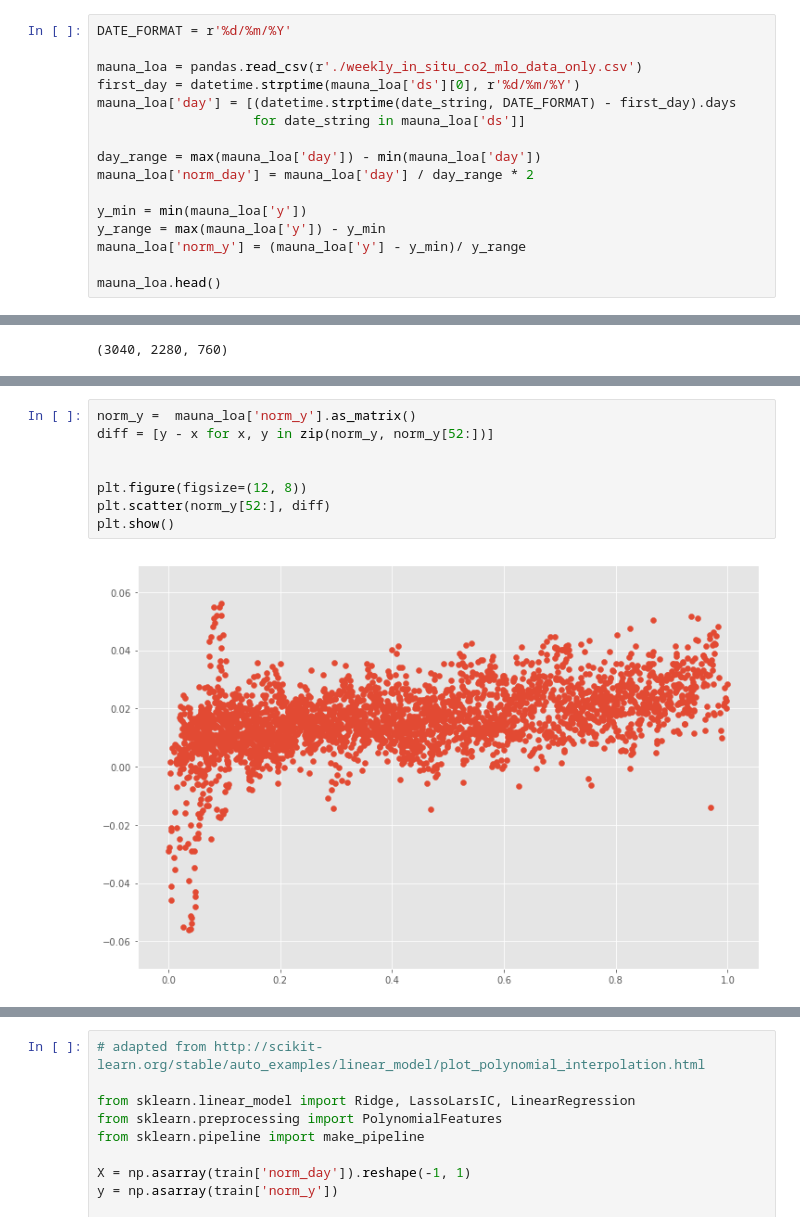
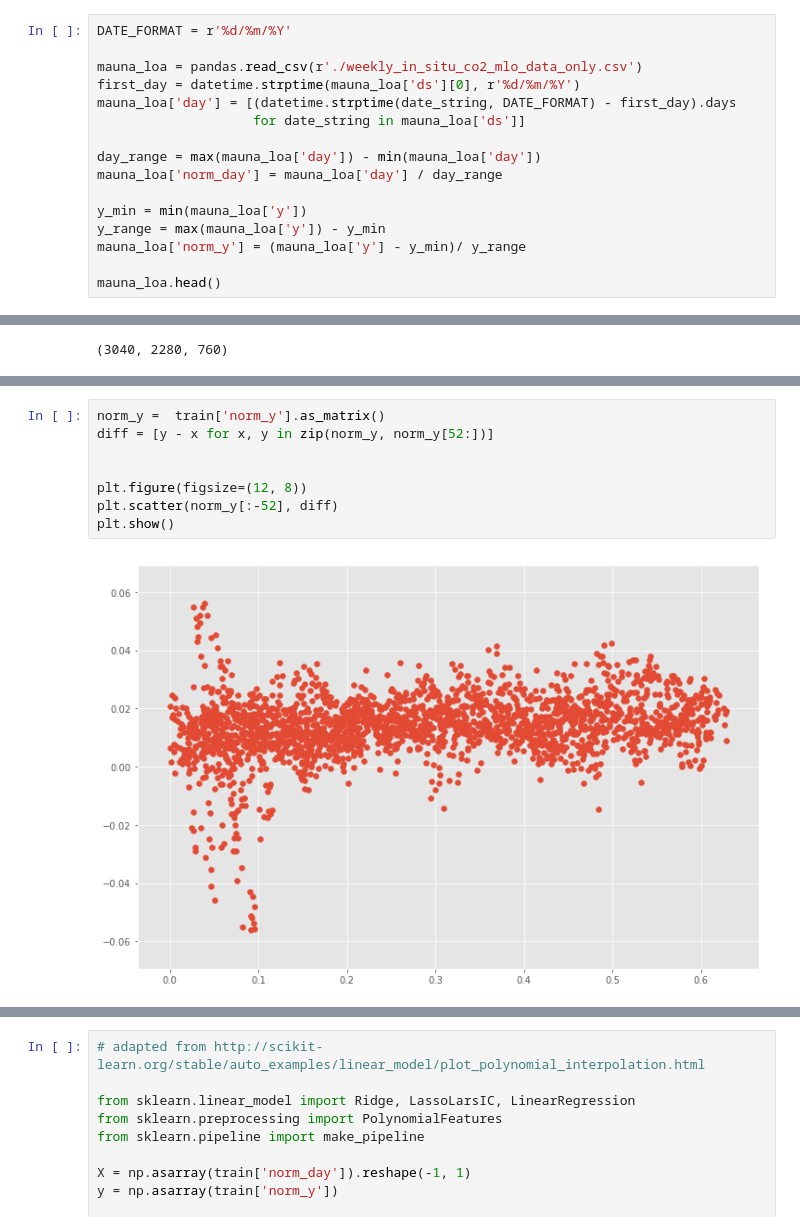
Before and after one commit to guydav/minerva, a Jupyter notebook: notebooks/CS146/0.X Final Project (Playground).ipynb, the cells around one changed output, grey strips where cells are left out. Saved outputs shown, nothing was run; the diff lists cells and outputs as text.

```diff
--- a/notebooks/CS146/0.X Final Project (Playground).ipynb
+++ b/notebooks/CS146/0.X Final Project (Playground).ipynb
@@ -42,7 +42,7 @@ mauna_loa['day'] = [(datetime.strptime(date_string, DATE_FORMAT) - first_day).da
                     for date_string in mauna_loa['ds']]
 
 day_range = max(mauna_loa['day']) - min(mauna_loa['day'])
-mauna_loa['norm_day'] = mauna_loa['day'] / day_range * 2
+mauna_loa['norm_day'] = mauna_loa['day'] / day_range
 
 y_min = min(mauna_loa['y'])
 y_range = max(mauna_loa['y']) - y_min
@@ -210,10 +301,10 @@ plt.show()
 # %%
-norm_y =  mauna_loa['norm_y'].as_matrix()
+norm_y =  train['norm_y'].as_matrix()
 diff = [y - x for x, y in zip(norm_y, norm_y[52:])]
 
 
 plt.figure(figsize=(12, 8))
-plt.scatter(norm_y[52:], diff)
+plt.scatter(norm_y[:-52], diff)
 plt.show()
 # %% [output]
-[figure, old version]
+[figure, new version]
```
Also changed, not shown: parts of 26 cells of this notebook, 5 other files.
